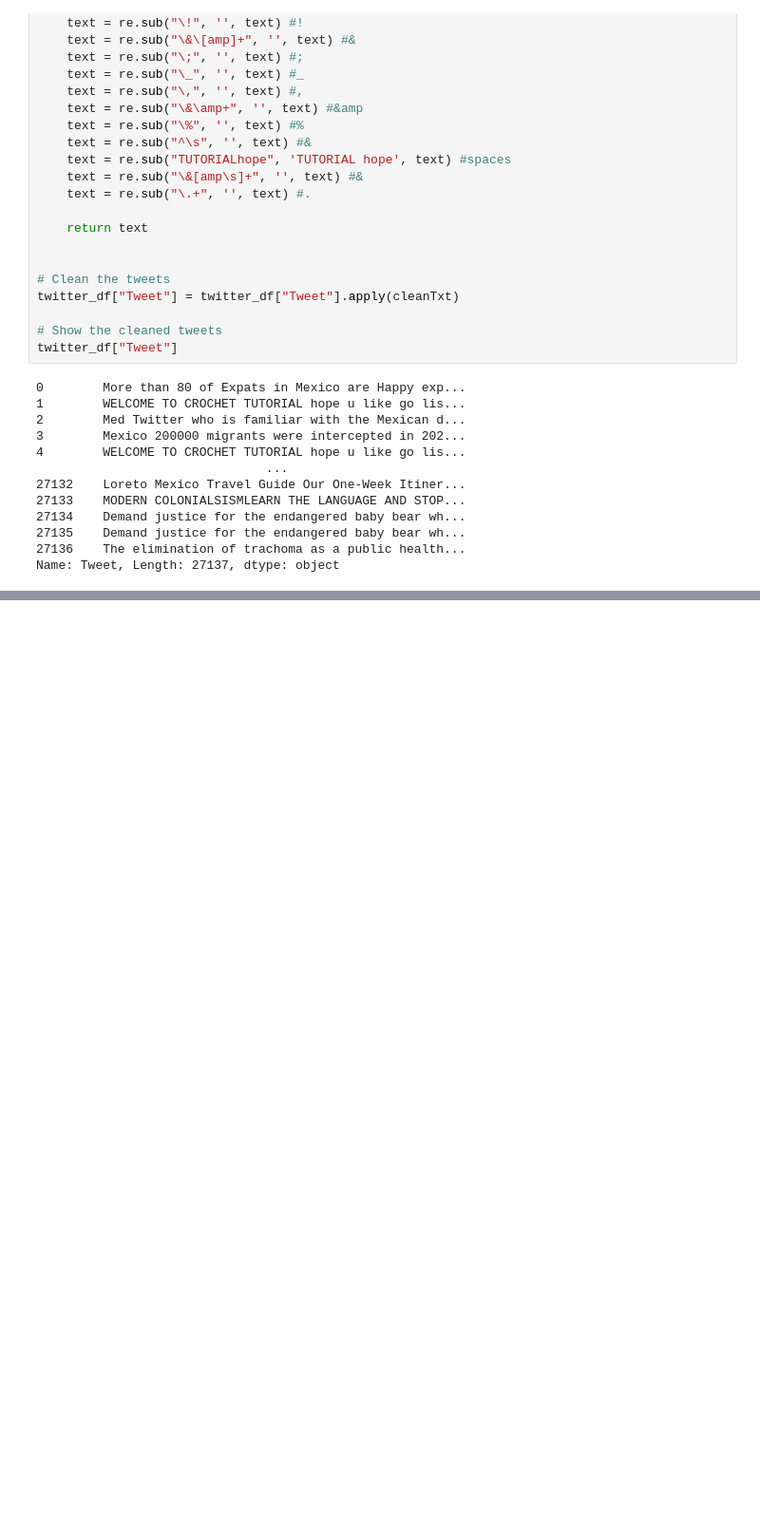
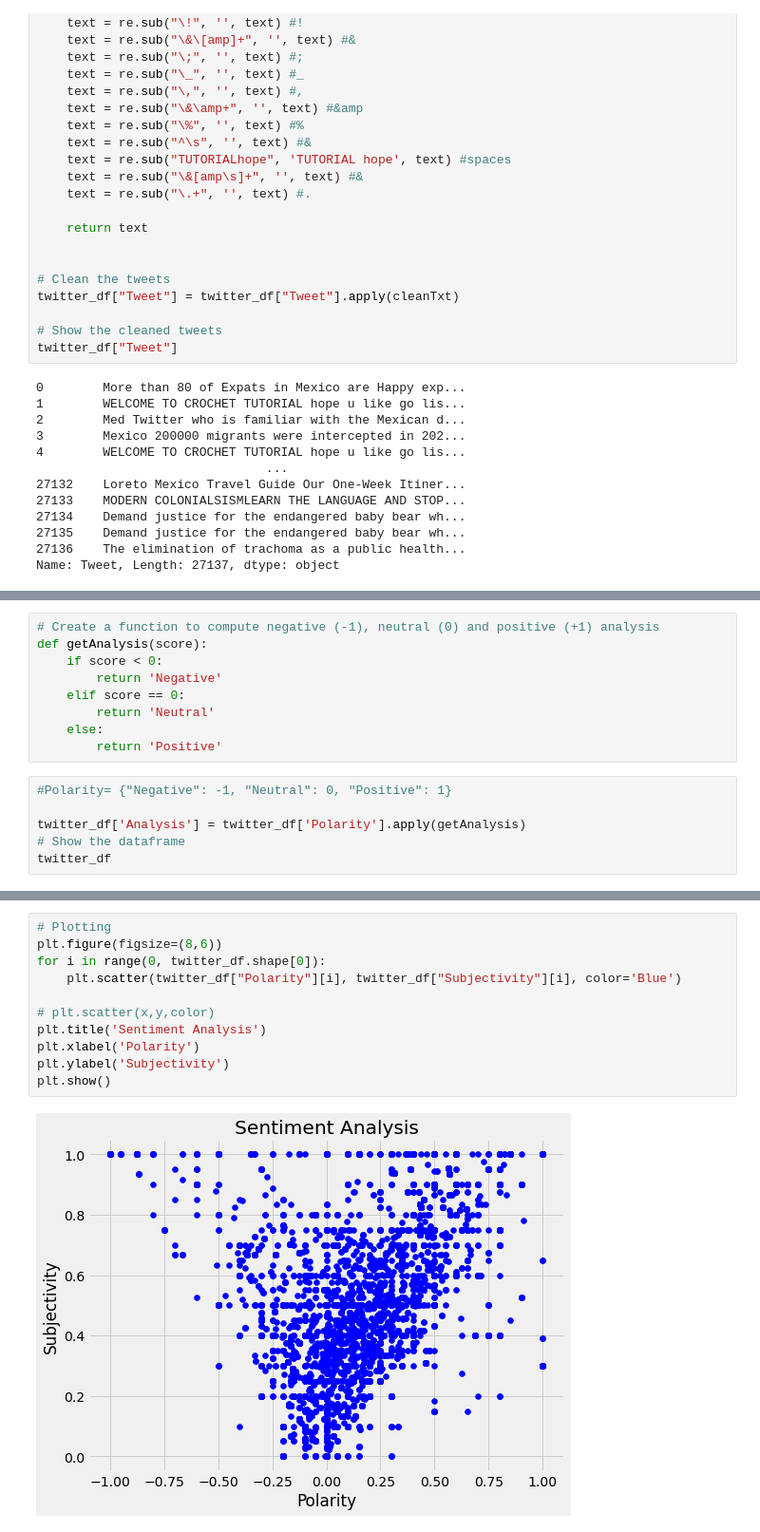
Before and after one commit to LennethNova/Sentiment_LG, a Jupyter notebook: sentiment.ipynb, the cells around one changed output, grey strips where cells are left out. Shown: that part at 95% size. Saved outputs shown, nothing was run; the diff lists cells and outputs as text; blank space fills up the shorter version.

```diff
--- a/sentiment.ipynb
+++ b/sentiment.ipynb
@@ -87,0 +130,15 @@ Name: Tweet, Length: 27137, dtype: object
+# %%
+# Create a function to compute negative (-1), neutral (0) and positive (+1) analysis
+def getAnalysis(score):
+    if score < 0:
+        return 'Negative'
+    elif score == 0:
+        return 'Neutral'
+    else:
+        return 'Positive'
+# %%
+#Polarity= {"Negative": -1, "Neutral": 0, "Positive": 1}
+
+twitter_df['Analysis'] = twitter_df['Polarity'].apply(getAnalysis)
+# Show the dataframe
+twitter_df
@@ -87,0 +170,13 @@ Name: Tweet, Length: 27137, dtype: object
+# %%
+# Plotting
+plt.figure(figsize=(8,6))
+for i in range(0, twitter_df.shape[0]):
+    plt.scatter(twitter_df["Polarity"][i], twitter_df["Subjectivity"][i], color='Blue')
+
+# plt.scatter(x,y,color)
+plt.title('Sentiment Analysis')
+plt.xlabel('Polarity')
+plt.ylabel('Subjectivity')
+plt.show()
+# %% [output]
+[figure, added]
```
Also changed, not shown: parts of 8 cells of this notebook.
